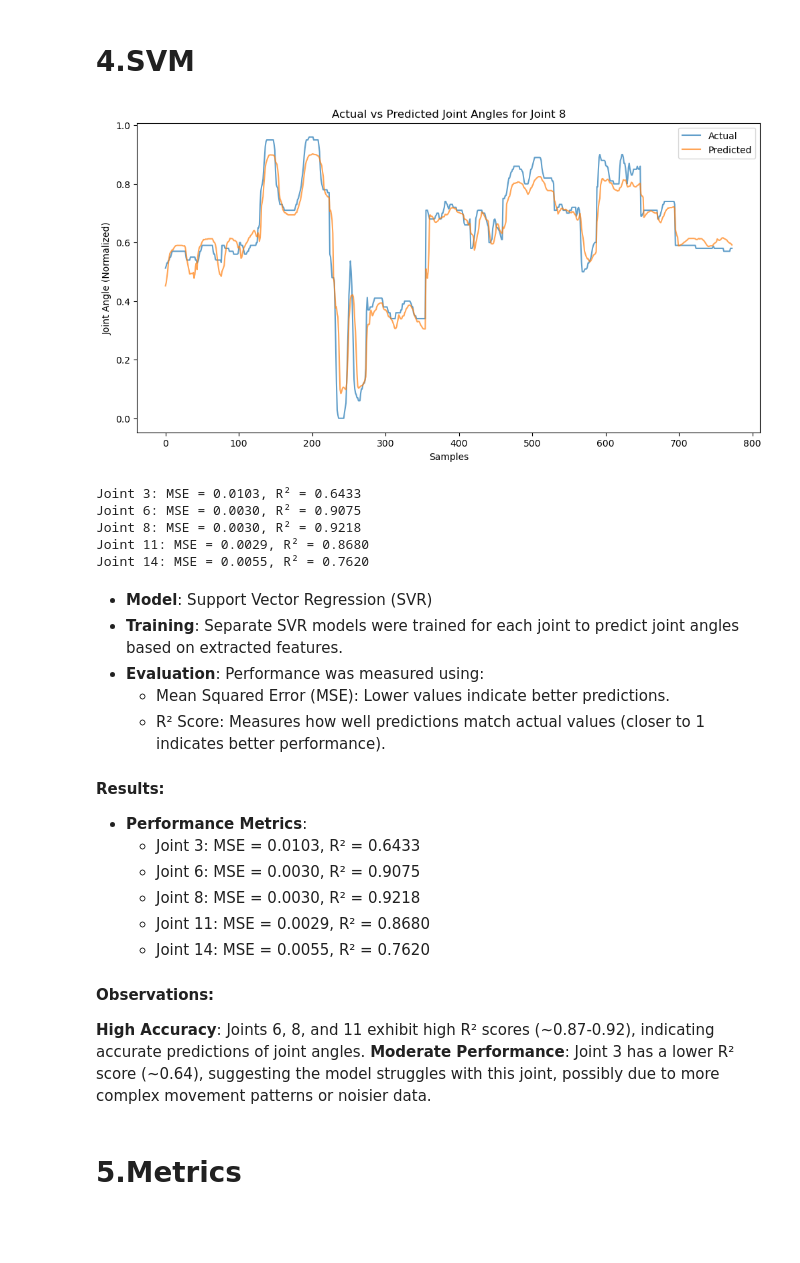
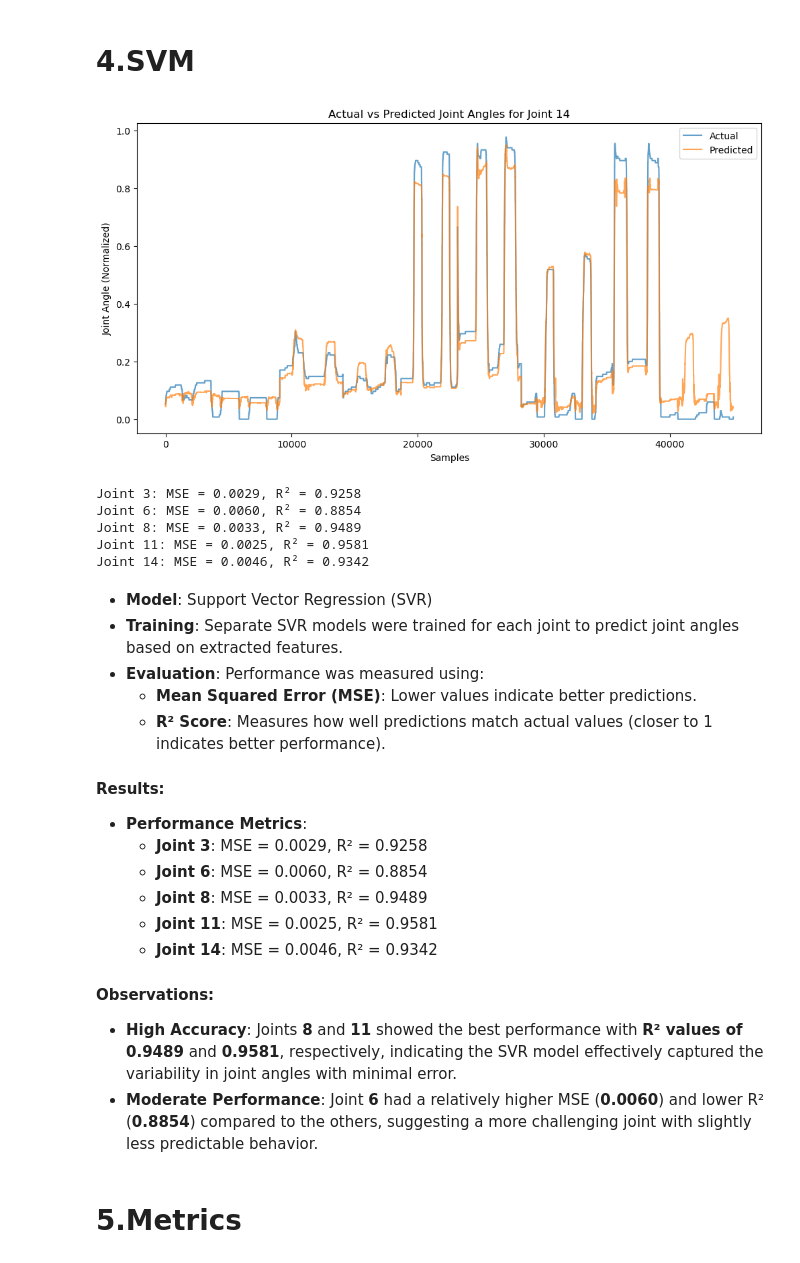
Before and after one commit to loufourneaux/project_2_nssp, a Jupyter notebook: part_3.ipynb, the cells around one changed output. Drawn from its saved outputs; the diff is of its cells as text; code cells hidden in the pictures; blank space fills up the shorter version.

```diff
--- a/part_3.ipynb
+++ b/part_3.ipynb
@@ -12,7 +12,7 @@ import matplotlib.pyplot as plt
 # %% [markdown]
 ## 1. Visualize
 # %%
-data = scipy.io.loadmat('/Users/poseidon/Documents/NSSP/project_2_nssp/data/S1_A1_E1.mat')
+data = scipy.io.loadmat('/Users/poseidon/Documents/NSSP/project_2_nssp/data/S1_E1_A1.mat')
 
 glove_data = data['glove']
 selected_joints = [2, 5, 7, 10, 13]  # Joints 3, 6, 8, 11, 14
@@ -238,58 +248,58 @@ r2_scores = []
 # Train SVR models for each joint
 for joint in range(train_targets.shape[1]):
     svr = SVR(kernel='rbf', C=1.0, epsilon=0.1)
     svr.fit(train_features_normalized, train_targets[:, joint])
     svr_models.append(svr)
 
     predictions = svr.predict(scaler.transform(test_features))
     test_predictions.append(predictions)
 
     mse = mean_squared_error(test_targets[:, joint], predictions)
     r2 = r2_score(test_targets[:, joint], predictions)
     mse_scores.append(mse)
     r2_scores.append(r2)
 
 
 test_predictions = np.array(test_predictions).T
 
 
 plt.figure(figsize=(12, 6))
-joint_idx = 2  # Index for the joint to visualize [0,4]
+joint_idx = 4  # Index for the joint to visualize [0,4]
 plt.plot(test_targets[:, joint_idx], label="Actual", alpha=0.7)
 plt.plot(test_predictions[:, joint_idx], label="Predicted", alpha=0.7)
 plt.title(f"Actual vs Predicted Joint Angles for Joint {selected_joints[joint_idx] + 1}")
 plt.xlabel("Samples")
 plt.ylabel("Joint Angle (Normalized)")
 plt.legend()
 plt.show()
 
 for i, joint in enumerate(selected_joints):
     print(f"Joint {joint + 1}: MSE = {mse_scores[i]:.4f}, R² = {r2_scores[i]:.4f}")
 # %% [output]
-[figure, old version]
+[figure, new version]
-Joint 3: MSE = 0.0103, R² = 0.6433
-Joint 6: MSE = 0.0030, R² = 0.9075
-Joint 8: MSE = 0.0030, R² = 0.9218
-Joint 11: MSE = 0.0029, R² = 0.8680
-Joint 14: MSE = 0.0055, R² = 0.7620
+Joint 3: MSE = 0.0029, R² = 0.9258
+Joint 6: MSE = 0.0060, R² = 0.8854
+Joint 8: MSE = 0.0033, R² = 0.9489
+Joint 11: MSE = 0.0025, R² = 0.9581
+Joint 14: MSE = 0.0046, R² = 0.9342
 # %% [markdown]
 - **Model**: Support Vector Regression (SVR)
 - **Training**: Separate SVR models were trained for each joint to predict joint angles based on extracted features.
 - **Evaluation**: Performance was measured using:
-  - Mean Squared Error (MSE): Lower values indicate better predictions.
-  - R² Score: Measures how well predictions match actual values (closer to 1 indicates better performance).
+  - **Mean Squared Error (MSE)**: Lower values indicate better predictions.
+  - **R² Score**: Measures how well predictions match actual values (closer to 1 indicates better performance).
 
 #### Results:
 - **Performance Metrics**:
-  - Joint 3: MSE = 0.0103, R² = 0.6433
-  - Joint 6: MSE = 0.0030, R² = 0.9075
-  - Joint 8: MSE = 0.0030, R² = 0.9218
-  - Joint 11: MSE = 0.0029, R² = 0.8680
-  - Joint 14: MSE = 0.0055, R² = 0.7620
+   - **Joint 3**: MSE = 0.0029, R² = 0.9258
+   - **Joint 6**: MSE = 0.0060, R² = 0.8854
+   - **Joint 8**: MSE = 0.0033, R² = 0.9489
+   - **Joint 11**: MSE = 0.0025, R² = 0.9581
+   - **Joint 14**: MSE = 0.0046, R² = 0.9342
 
 #### Observations:
-**High Accuracy**: Joints 6, 8, and 11 exhibit high R² scores (~0.87-0.92), indicating accurate predictions of joint angles.
-**Moderate Performance**: Joint 3 has a lower R² score (~0.64), suggesting the model struggles with this joint, possibly due to more complex movement patterns or noisier data.
+- **High Accuracy**: Joints **8** and **11** showed the best performance with **R² values of 0.9489** and **0.9581**, respectively, indicating the SVR model effectively captured the variability in joint angles with minimal error.
+- **Moderate Performance**: Joint **6** had a relatively higher MSE (**0.0060**) and lower R² (**0.8854**) compared to the others, suggesting a more challenging joint with slightly less predictable behavior.
 # %% [markdown]
 # 5.Metrics
 # %%
```
Also changed, not shown: parts of 12 cells of this notebook.
